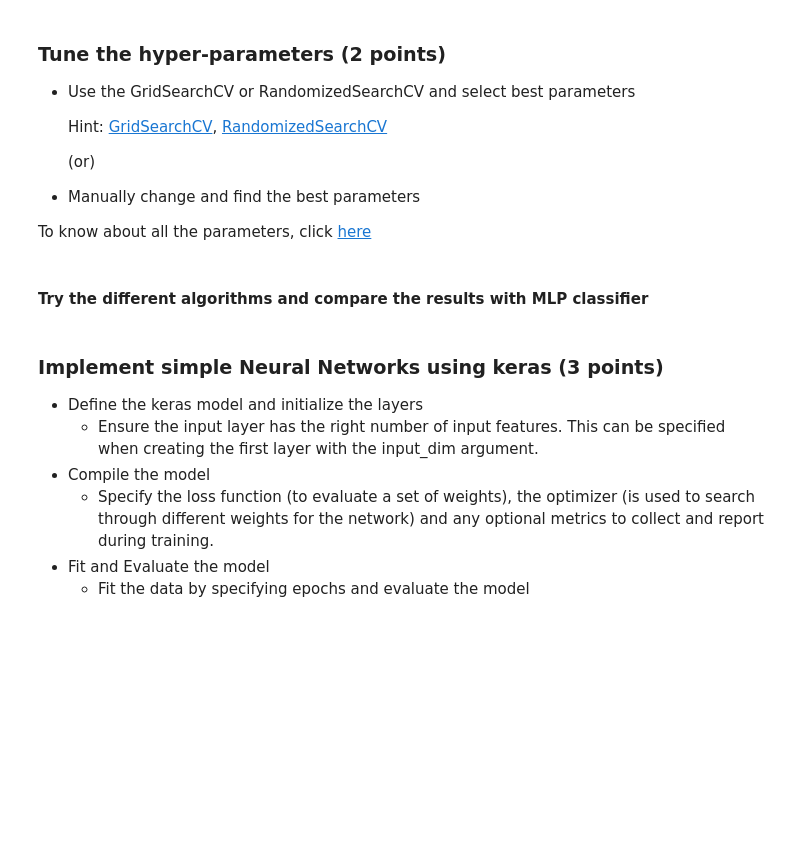
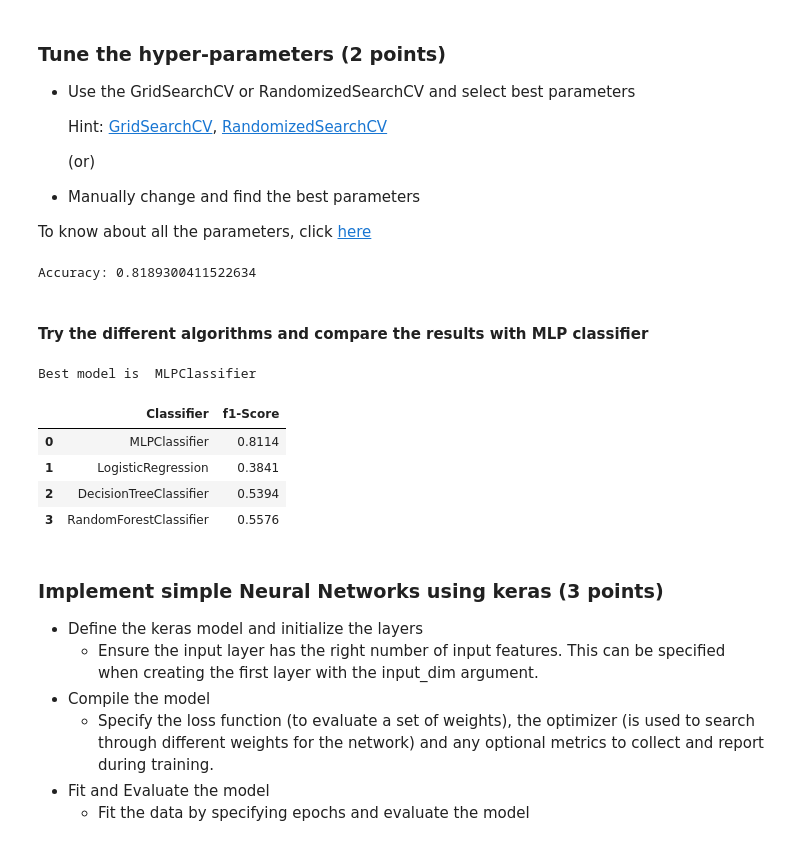
Before and after one commit to madhavamk/computational-data-science, a Jupyter notebook: MiniProjects/M6_NB_MiniProject_1_Image_Classification_MLP.ipynb, the cells around one changed output. Drawn from its saved outputs; the diff is of its cells as text; code cells hidden in the pictures; blank space fills up the shorter version.

Commit message:
Updated the code with MLP models and compared various models.

```diff
--- a/MiniProjects/M6_NB_MiniProject_1_Image_Classification_MLP.ipynb
+++ b/MiniProjects/M6_NB_MiniProject_1_Image_Classification_MLP.ipynb
@@ -285,2 +277,11 @@ To know about all the parameters, click [here](https://scikit-learn.org/stable/m
+# %%
+# YOUR CODE HERE
+mlptuned = MLPClassifier(hidden_layer_sizes=(100, 50), max_iter=1000, random_state=42, solver='adam', activation='relu')
+mlptuned.fit(X_train, y_train)
+y_pred = mlptuned.predict(X_test)
+accuracy = mlptuned.score(X_test, y_test)
+print("Accuracy:", accuracy)
+# %% [output]
+Accuracy: 0.8189300411522634
 # %% [markdown]
 #### Try the different algorithms and compare the results with MLP classifier
@@ -289,3 +288,44 @@ To know about all the parameters, click [here](https://scikit-learn.org/stable/m
+# %%
+# YOUR CODE HERE
+from sklearn.linear_model import LogisticRegression
+from sklearn.tree import DecisionTreeClassifier
+from sklearn.ensemble import RandomForestClassifier
+from sklearn.metrics import f1_score
+def model_predict_evaluate(X_train, X_test, y_train, y_test):
+    classification_models = [
+        MLPClassifier(hidden_layer_sizes=(100, 50), max_iter=1000, random_state=42, solver='adam', activation='relu'),
+        LogisticRegression(max_iter=1000),
+        DecisionTreeClassifier(splitter='random'),
+        RandomForestClassifier(n_estimators=5, random_state=42, max_features="sqrt"),
+    ]
+    scores = []
+    best_model = None
+    best_score = 0
+    for model in classification_models:
+        model.fit(X_train, y_train)
+        score = f1_score(y_test, model.predict(X_test), average='weighted')
+        model_name = type(model).__name__
+        scores.append((model_name,round(score,4)))
+        if best_model is None or best_score < score:
+            best_model = model
+            best_score = score
+    # Make it pretty
+    scores_df = pd.DataFrame(scores,columns=['Classifier','f1-Score'])
+    scores_df.sort_values(by='f1-Score',axis=0,ascending=False)
+    return scores_df, best_model
+
+scores_df, best_model = model_predict_evaluate(X_train, X_test, y_train, y_test)
+print("Best model is ",type(best_model).__name__)
+# %% [output]
+Best model is  MLPClassifier
+# %%
+scores_df
+# %% [output]
+|  | Classifier | f1-Score |
+| 0 | MLPClassifier | 0.8114 |
+| 1 | LogisticRegression | 0.3841 |
+| 2 | DecisionTreeClassifier | 0.5394 |
+| 3 | RandomForestClassifier | 0.5576 |
 # %% [markdown]
 ### Implement simple Neural Networks using keras (3 points)
 
```
Also changed, not shown: parts of 20 cells of this notebook.
